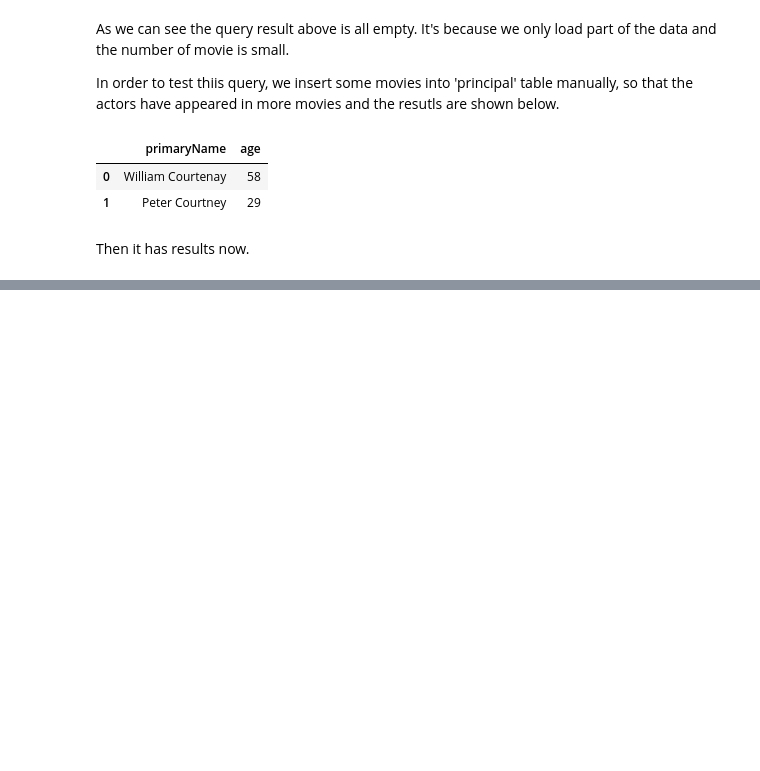
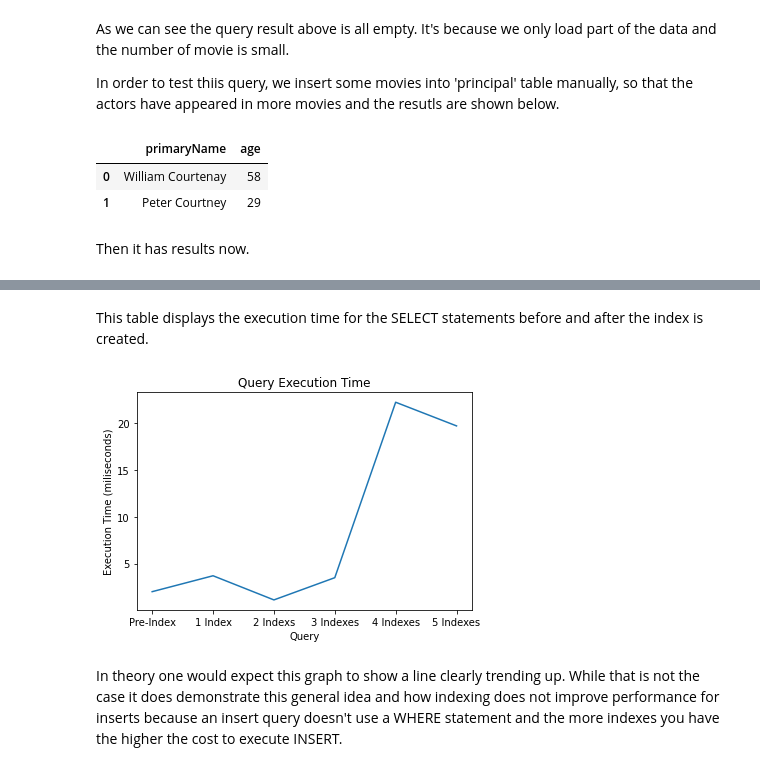
Before and after one commit to xiaohaiguicc/Practicum, a Jupyter notebook: Journaling.ipynb, the cells around one changed output, grey strips where cells are left out. Saved outputs shown, nothing was run; the diff lists cells and outputs as text; code cells hidden in the pictures; blank space fills up the shorter version.

```diff
--- a/Journaling.ipynb
+++ b/Journaling.ipynb
@@ -983,0 +1147,18 @@ Then it has results now.
+# %% [markdown]
+This table displays the execution time for the SELECT statements before and after the index is created.
+# %%
+# line graph
+import matplotlib.pyplot as plt
+
+Query = ['Pre-Index', '1 Index', '2 Indexs', '3 Indexes', '4 Indexes', '5 Indexes']
+Execution = [1.991, 3.694, 1.108, 3.488, 22.269, 19.736]
+
+plt.plot(Query, Execution)
+plt.title('Query Execution Time')
+plt.xlabel('Query')
+plt.ylabel('Execution Time (miliseconds)')
+plt.show()
+# %% [output]
+[figure, added]
+# %% [markdown]
+In theory one would expect this graph to show a line clearly trending up. While that is not the case it does demonstrate this general idea and how indexing does not improve performance for inserts because an insert query doesn't use a WHERE statement and the more indexes you have the higher the cost to execute INSERT.
```
Also changed, not shown: parts of 13 cells of this notebook.
